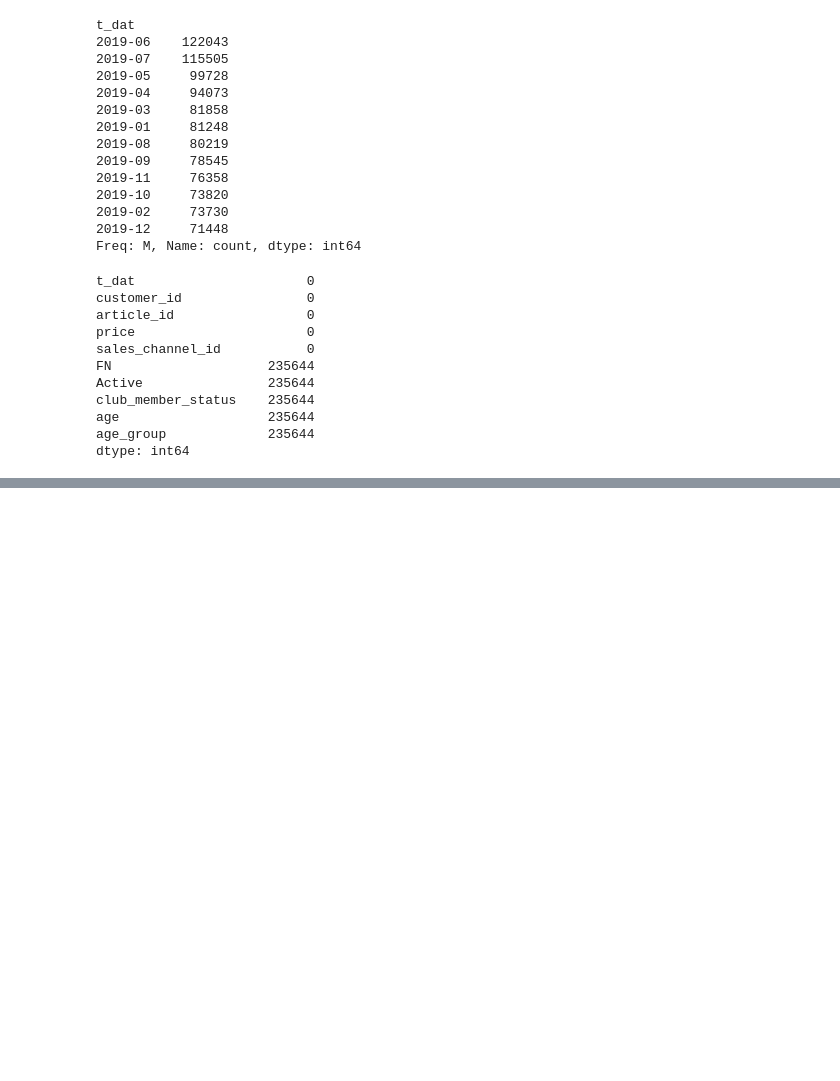
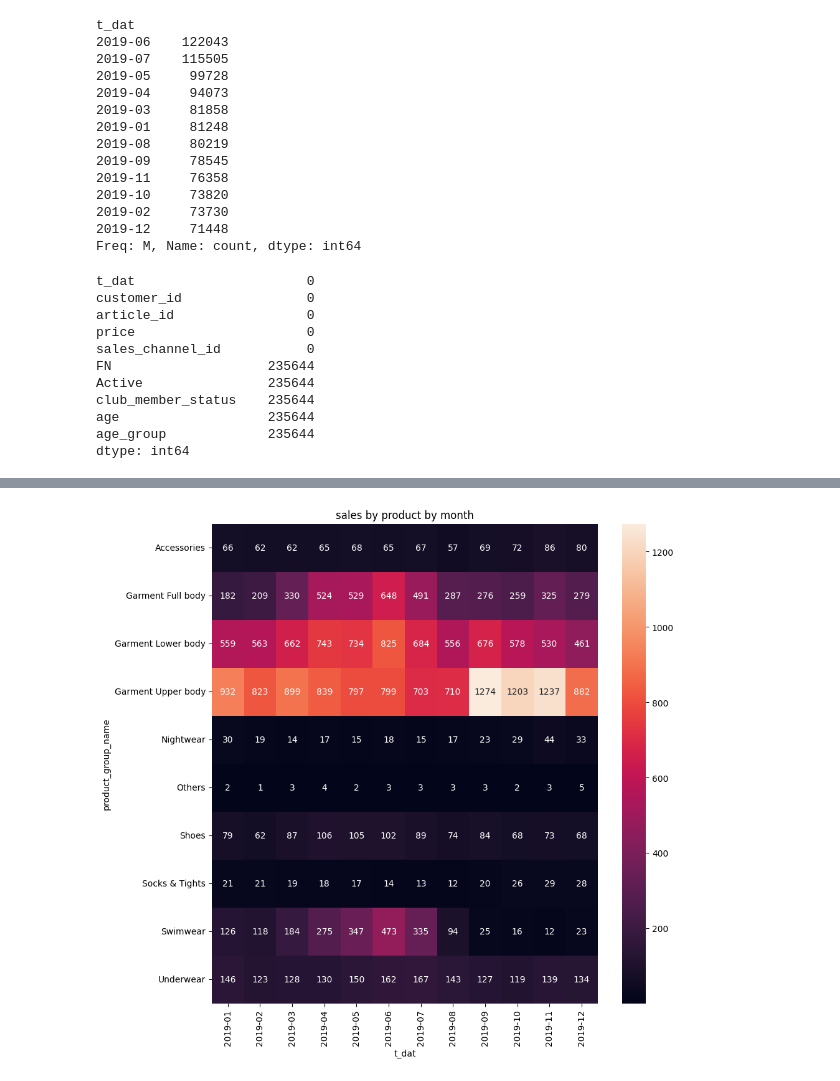
Before and after one commit to KyungminChang/4team-commerce-first-project, a Jupyter notebook: test.ipynb, the cells around one changed output, grey strips where cells are left out. Saved outputs shown, nothing was run; the diff lists cells and outputs as text; code cells hidden in the pictures; blank space fills up the shorter version.

```diff
--- a/test.ipynb
+++ b/test.ipynb
@@ -202,0 +305,3 @@ Name: count, dtype: int64
+# %%
+mpp_copy2 = mpp_copy.copy()
+mpp_copy2
@@ -202,0 +323,3 @@ Name: count, dtype: int64
+# %%
+import numpy as np
+mpp_copy2["price"] = mpp_copy2["price"].astype(int)
@@ -202,0 +340,7 @@ Name: count, dtype: int64
+# %%
+pv_mpp_copy2 = pd.pivot_table(mpp_copy2,
+                        index = "product_group_name",
+                        columns = "t_dat",
+                        values = "price",
+                        aggfunc = "sum")
+pv_mpp_copy2
@@ -202,0 +360,10 @@ Name: count, dtype: int64
+# %%
+import matplotlib.pyplot as plt
+import seaborn as sns
+
+plt.figure(figsize = (10, 10))
+sale_heat = sns.heatmap(pv_mpp_copy2, annot = True, fmt = "d")
+plt.title("sales by product by month")
+plt.show()
+# %% [output]
+[figure, added]
```
Also changed, not shown: parts of 12 cells of this notebook.
